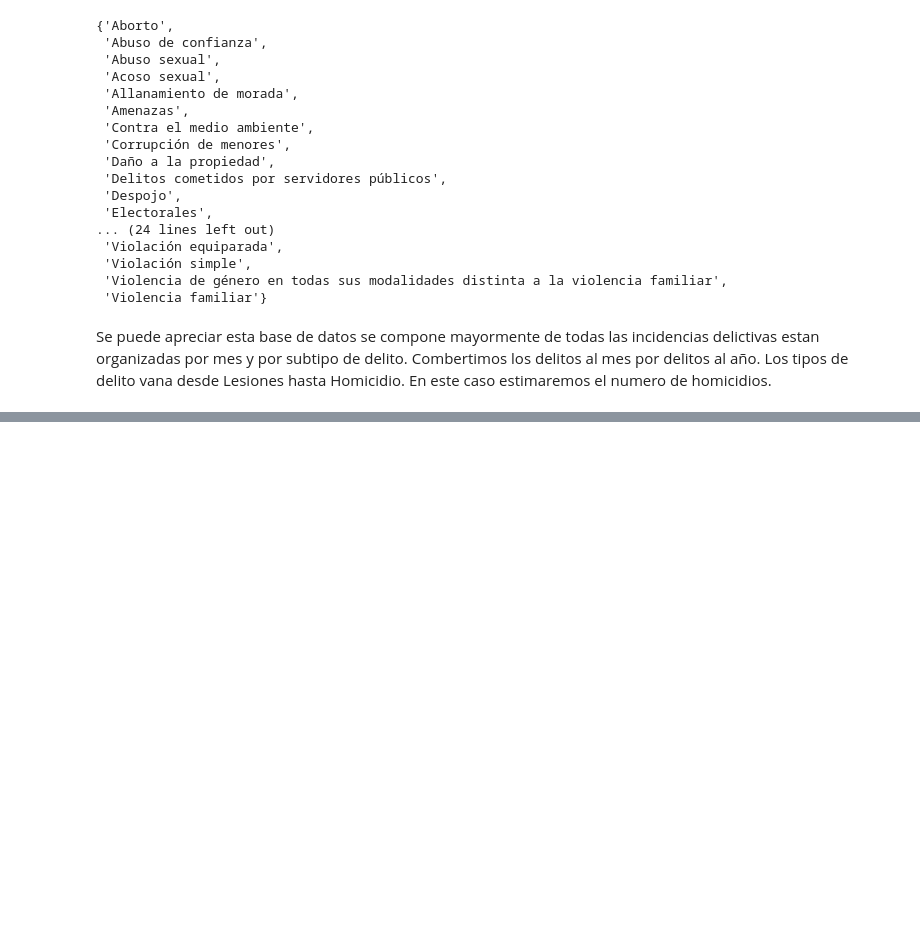
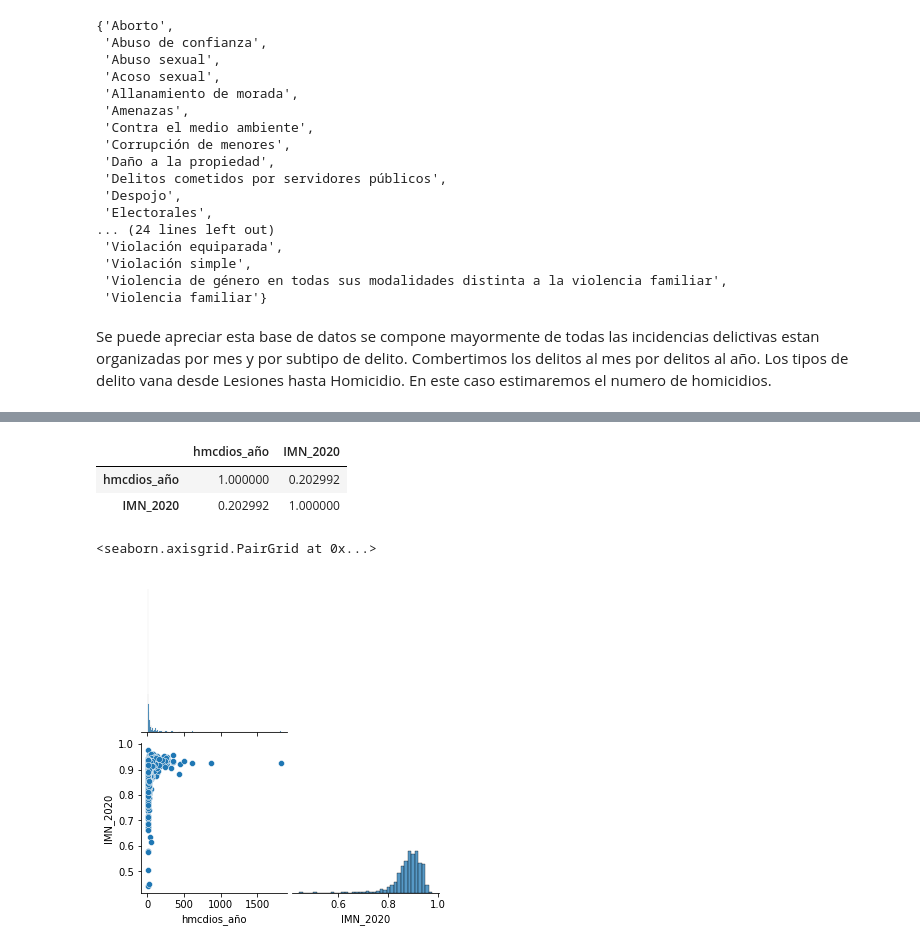
Before and after one commit to ivanDavila/propedeutico_ivandavila, a Jupyter notebook: Propedeutico.ipynb, the cells around one changed output, grey strips where cells are left out. Saved outputs shown, nothing was run; the diff lists cells and outputs as text; code cells hidden in the pictures; blank space fills up the shorter version.

```diff
--- a/Propedeutico.ipynb
+++ b/Propedeutico.ipynb
@@ -337,0 +459,11 @@ See the caveats in the documentation: https://pandas.pydata.org/pandas-docs/stab
+# %%
+aqui_matan_gratis[["hmcdios_año", "IMN_2020"]].corr()
+# %% [output]
+|  | hmcdios_año | IMN_2020 |
+| hmcdios_año | 1.000000 | 0.202992 |
+| IMN_2020 | 0.202992 | 1.000000 |
+# %%
+sb.pairplot(data=aqui_matan_gratis[["hmcdios_año", "IMN_2020"]], corner=True)
+# %% [output]
+<seaborn.axisgrid.PairGrid at 0x...>
+[figure, added]
```
Also changed, not shown: parts of 26 cells of this notebook.
